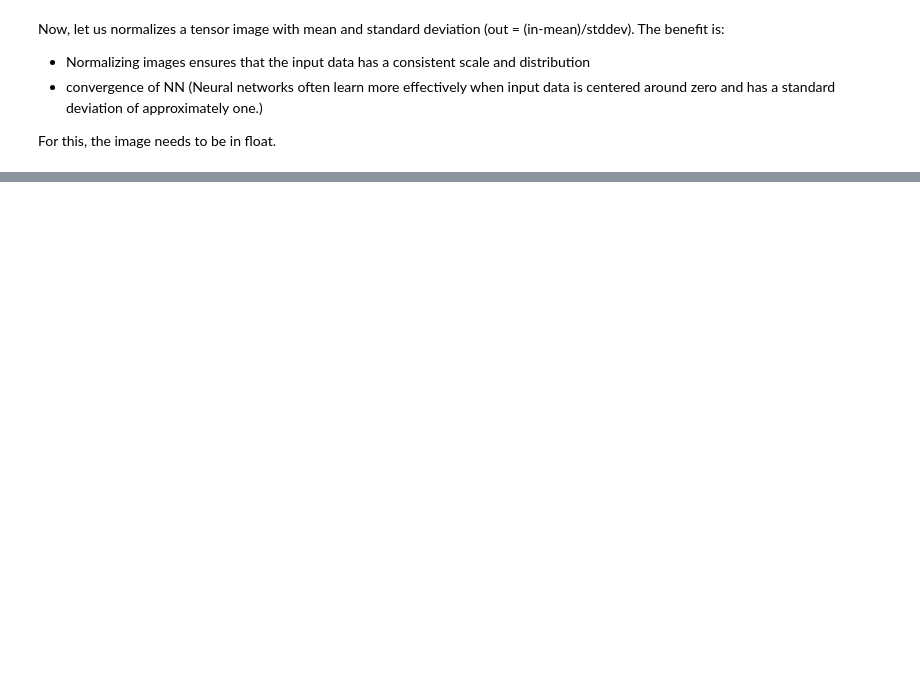
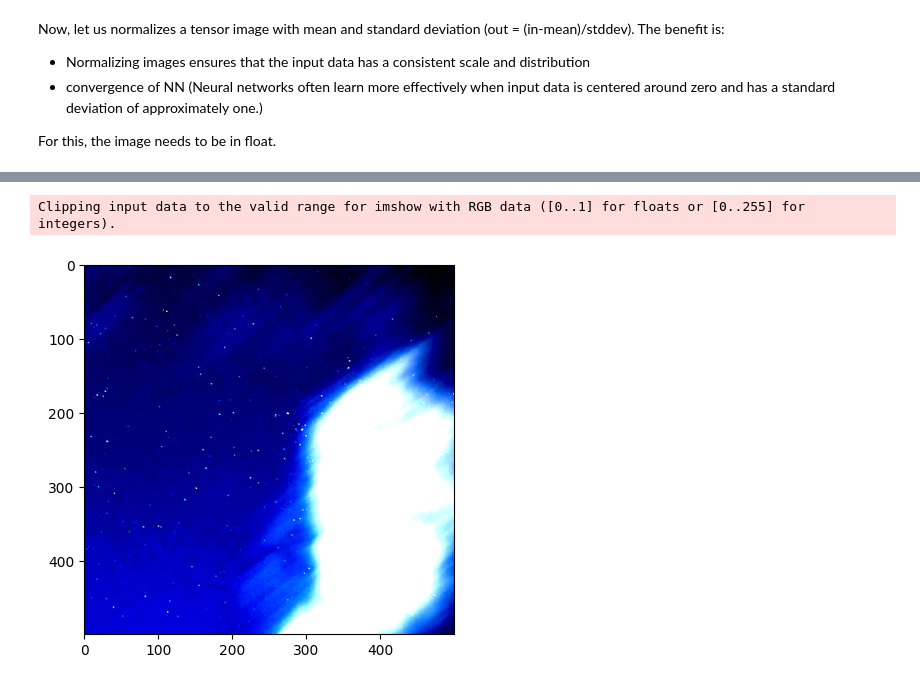
Before and after one commit to ArthurLinss/ML, a Jupyter notebook: torch/img_transf/img_transf.ipynb, the cells around one changed output, grey strips where cells are left out. Saved outputs shown, nothing was run; the diff lists cells and outputs as text; code cells hidden in the pictures; blank space fills up the shorter version.

```diff
--- a/torch/img_transf/img_transf.ipynb
+++ b/torch/img_transf/img_transf.ipynb
@@ -93,0 +102,17 @@ Clipping input data to the valid range for imshow with RGB data ([0..1] for floa
+# %%
+img_f2 = img.float()
+mean = torch.mean(img_f2)
+stddev = torch.std(img_f2)
+
+transformations = torchvision.transforms.Compose(
+    [
+        transforms.CenterCrop(500),
+        transforms.Normalize(mean=mean, std=stddev)
+    ]
+)
+# %%
+x = transformations(img_f2)
+display_image(x)
+# %% [output]
+Clipping input data to the valid range for imshow with RGB data ([0..1] for floats or [0..255] for integers).
+[figure, added]
```
Also changed, not shown: parts of 7 cells of this notebook, 1 other file.
